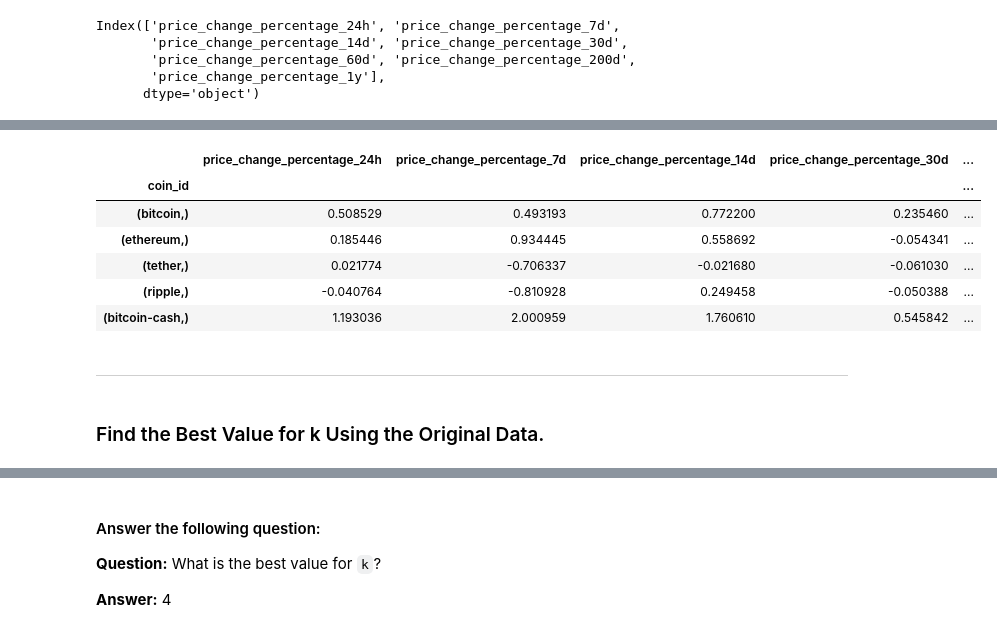
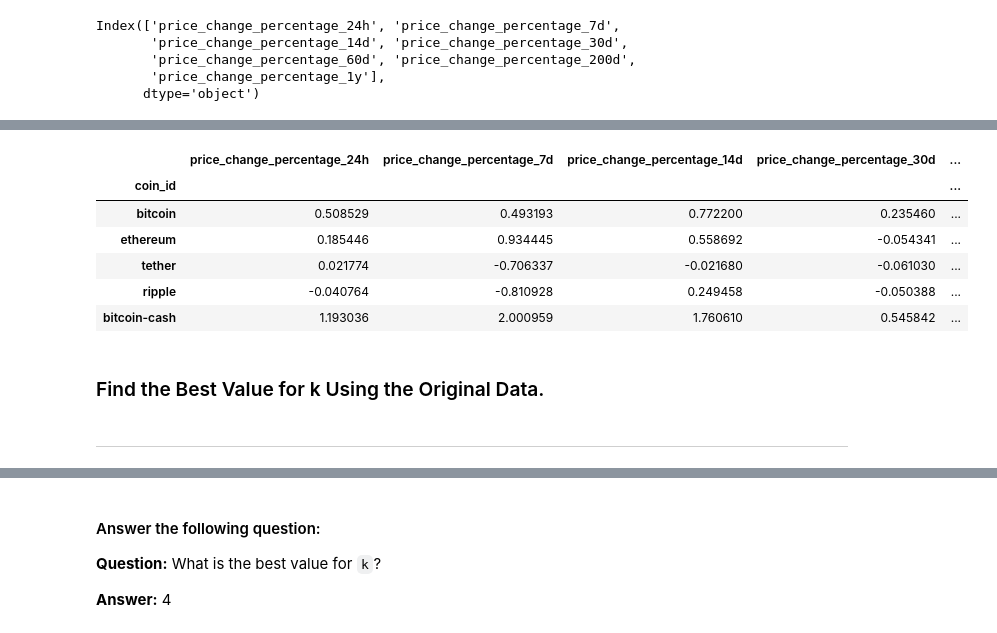
Before and after one commit to melissaa06/CryptoClustering, a Jupyter notebook: Crypto_Clustering_starter_code.ipynb, the cells around one changed output, grey strips where cells are left out. Saved outputs shown, nothing was run; the diff lists cells and outputs as text; code cells hidden in the pictures.

```diff
--- a/Crypto_Clustering_starter_code.ipynb
+++ b/Crypto_Clustering_starter_code.ipynb
@@ -9,8 +9,9 @@ from pathlib import Path
 # %%
 # Load the data into a Pandas DataFrame
 df_market_data = pd.read_csv(
-    "Resources/crypto_market_data.csv",
-    index_col="coin_id")
+    Path("Resources/crypto_market_data.csv"),
+    index_col="coin_id"
+    )
 
 # Display sample data
 df_market_data.head(10)
@@ -63,9 +64,4 @@ Index(['price_change_percentage_24h', 'price_change_percentage_7d',
       dtype='object')
 # %%
 # Use the `StandardScaler()` module from scikit-learn to normalize the data from the CSV file
-market_data_scaled = StandardScaler().fit_transform(df_market_data[['price_change_percentage_24h', 'price_change_percentage_7d',
-       'price_change_percentage_14d', 'price_change_percentage_30d',
-       'price_change_percentage_60d', 'price_change_percentage_200d',
-       'price_change_percentage_1y']])
-
-market_data_scaled
+scaledata = StandardScaler().fit_transform(df_market_data)
@@ -89,0 +68,2 @@ array([[ 5.08529366e-01,  4.93193071e-01,  7.72200433e-01,
+# %%
+market_data_scaled_df = pd.DataFrame(scaledata, columns=df_market_data.columns)
@@ -90,33 +78,33 @@ array([[ 5.08529366e-01,  4.93193071e-01,  7.72200433e-01,
 # %%
 # Create a DataFrame with the scaled data
-market_data_scaled_df = pd.DataFrame(market_data_scaled, columns=[['price_change_percentage_24h', 'price_change_percentage_7d',
-       'price_change_percentage_14d', 'price_change_percentage_30d',
-       'price_change_percentage_60d', 'price_change_percentage_200d',
-       'price_change_percentage_1y']])
+# market_data_scaled_df = pd.DataFrame(market_data_scaled, columns=[['price_change_percentage_24h', 'price_change_percentage_7d',
+#        'price_change_percentage_14d', 'price_change_percentage_30d',
+#        'price_change_percentage_60d', 'price_change_percentage_200d',
+#        'price_change_percentage_1y']])
 
 # Copy the crypto names from the original data
 
 # Set the coinid column as index
 market_data_scaled_df['coin_id'] = df_market_data.index
-market_data_scaled_df.set_index(['coin_id'], inplace=True)
+market_data_scaled_df = market_data_scaled_df.set_index('coin_id')
 
 # Display sample data
 market_data_scaled_df.head()
 # %% [output]
 |  | price_change_percentage_24h | price_change_percentage_7d | price_change_percentage_14d | price_change_percentage_30d | ... |
 | coin_id |  |  |  |  | ... |
-| (bitcoin,) | 0.508529 | 0.493193 | 0.772200 | 0.235460 | ... |
-| (ethereum,) | 0.185446 | 0.934445 | 0.558692 | -0.054341 | ... |
-| (tether,) | 0.021774 | -0.706337 | -0.021680 | -0.061030 | ... |
-| (ripple,) | -0.040764 | -0.810928 | 0.249458 | -0.050388 | ... |
-| (bitcoin-cash,) | 1.193036 | 2.000959 | 1.760610 | 0.545842 | ... |
+| bitcoin | 0.508529 | 0.493193 | 0.772200 | 0.235460 | ... |
+| ethereum | 0.185446 | 0.934445 | 0.558692 | -0.054341 | ... |
+| tether | 0.021774 | -0.706337 | -0.021680 | -0.061030 | ... |
+| ripple | -0.040764 | -0.810928 | 0.249458 | -0.050388 | ... |
+| bitcoin-cash | 1.193036 | 2.000959 | 1.760610 | 0.545842 | ... |
-# %% [markdown]
----
 # %% [markdown]
 ### Find the Best Value for k Using the Original Data.
 # %%
 # Create a list with the number of k-values from 1 to 11
 k = list(range(1, 11))
+# %% [markdown]
+---
 # %%
 # Create an empty list to store the inertia values
 inertia = []
```
Also changed, not shown: parts of 11 cells of this notebook.
